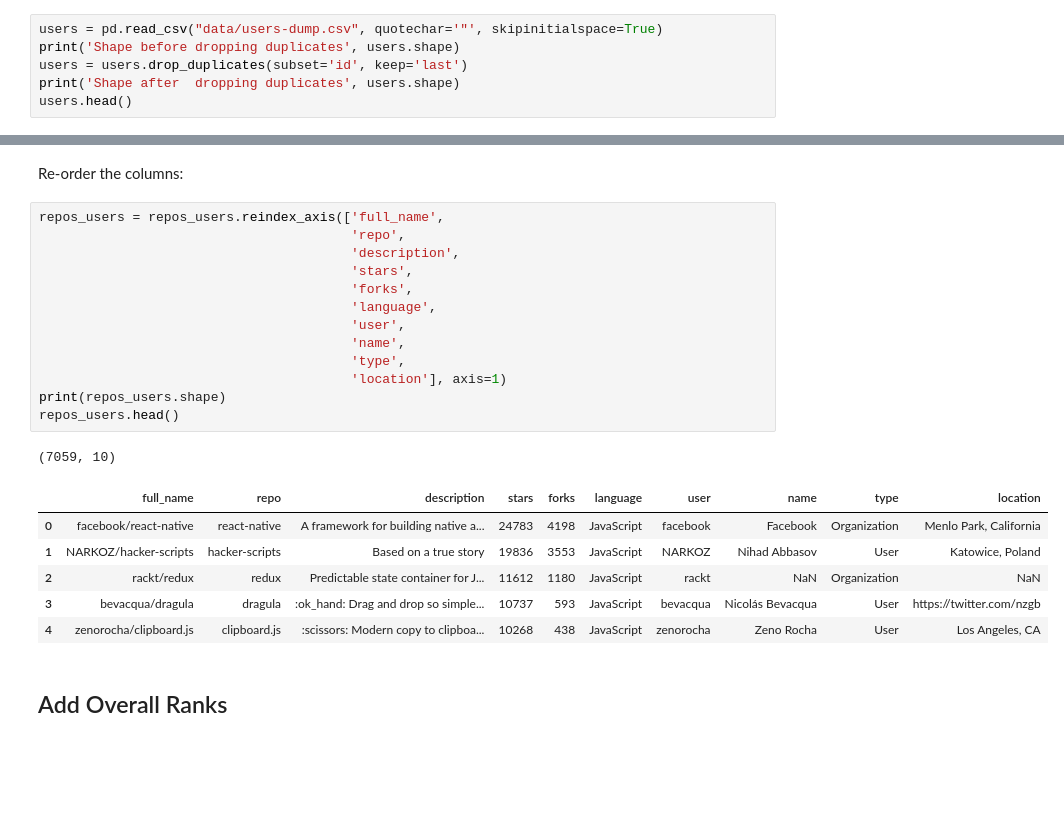
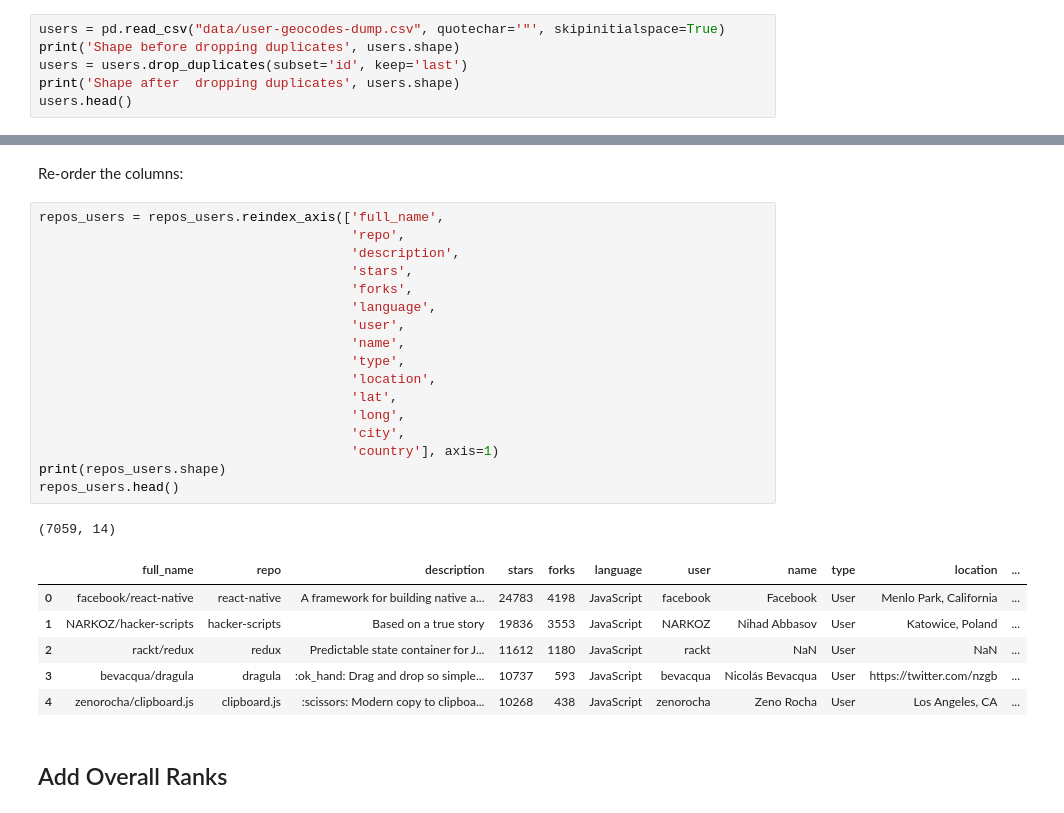
Before and after one commit to donnemartin/viz, a Jupyter notebook: githubstats/data_wrangling.ipynb, the cells around one changed output, grey strips where cells are left out. Drawn from its saved outputs; the diff is of its cells as text; blank space fills up the shorter version.

Commit message:
Update data wrangling notebook with geocodes.

```diff
--- a/githubstats/data_wrangling.ipynb
+++ b/githubstats/data_wrangling.ipynb
@@ -52,7 +52,7 @@ repos.head()
 # %% [markdown]
 Load the users data and drop duplicates:
 # %%
-users = pd.read_csv("data/users-dump.csv", quotechar='"', skipinitialspace=True)
+users = pd.read_csv("data/user-geocodes-dump.csv", quotechar='"', skipinitialspace=True)
 print('Shape before dropping duplicates', users.shape)
 users = users.drop_duplicates(subset='id', keep='last')
 print('Shape after  dropping duplicates', users.shape)
@@ -105,24 +105,28 @@ Re-order the columns:
 # %%
 repos_users = repos_users.reindex_axis(['full_name',
                                         'repo',
                                         'description',
                                         'stars',
                                         'forks',
                                         'language',
                                         'user',
                                         'name',
                                         'type',
-                                        'location'], axis=1)
+                                        'location',
+                                        'lat',
+                                        'long',
+                                        'city',
+                                        'country'], axis=1)
 print(repos_users.shape)
 repos_users.head()
 # %% [output]
-(7059, 10)
+(7059, 14)
-|  | full_name | repo | description | stars | forks | language | user | name | type | location |
-| 0 | facebook/react-native | react-native | A framework for building native a... | 24783 | 4198 | JavaScript | facebook | Facebook | Organization | Menlo Park, California |
-| 1 | NARKOZ/hacker-scripts | hacker-scripts | Based on a true story | 19836 | 3553 | JavaScript | NARKOZ | Nihad Abbasov | User | Katowice, Poland |
-| 2 | rackt/redux | redux | Predictable state container for J... | 11612 | 1180 | JavaScript | rackt | NaN | Organization | NaN |
-| 3 | bevacqua/dragula | dragula | :ok_hand: Drag and drop so simple... | 10737 | 593 | JavaScript | bevacqua | Nicolás Bevacqua | User | https://twitter.com/nzgb |
-| 4 | zenorocha/clipboard.js | clipboard.js | :scissors: Modern copy to clipboa... | 10268 | 438 | JavaScript | zenorocha | Zeno Rocha | User | Los Angeles, CA |
+|  | full_name | repo | description | stars | forks | language | user | name | type | location | ... |
+| 0 | facebook/react-native | react-native | A framework for building native a... | 24783 | 4198 | JavaScript | facebook | Facebook | User | Menlo Park, California | ... |
+| 1 | NARKOZ/hacker-scripts | hacker-scripts | Based on a true story | 19836 | 3553 | JavaScript | NARKOZ | Nihad Abbasov | User | Katowice, Poland | ... |
+| 2 | rackt/redux | redux | Predictable state container for J... | 11612 | 1180 | JavaScript | rackt | NaN | User | NaN | ... |
+| 3 | bevacqua/dragula | dragula | :ok_hand: Drag and drop so simple... | 10737 | 593 | JavaScript | bevacqua | Nicolás Bevacqua | User | https://twitter.com/nzgb | ... |
+| 4 | zenorocha/clipboard.js | clipboard.js | :scissors: Modern copy to clipboa... | 10268 | 438 | JavaScript | zenorocha | Zeno Rocha | User | Los Angeles, CA | ... |
 # %% [markdown]
 ## Add Overall Ranks
 # %% [markdown]
```
Also changed, not shown: parts of 7 cells of this notebook.
